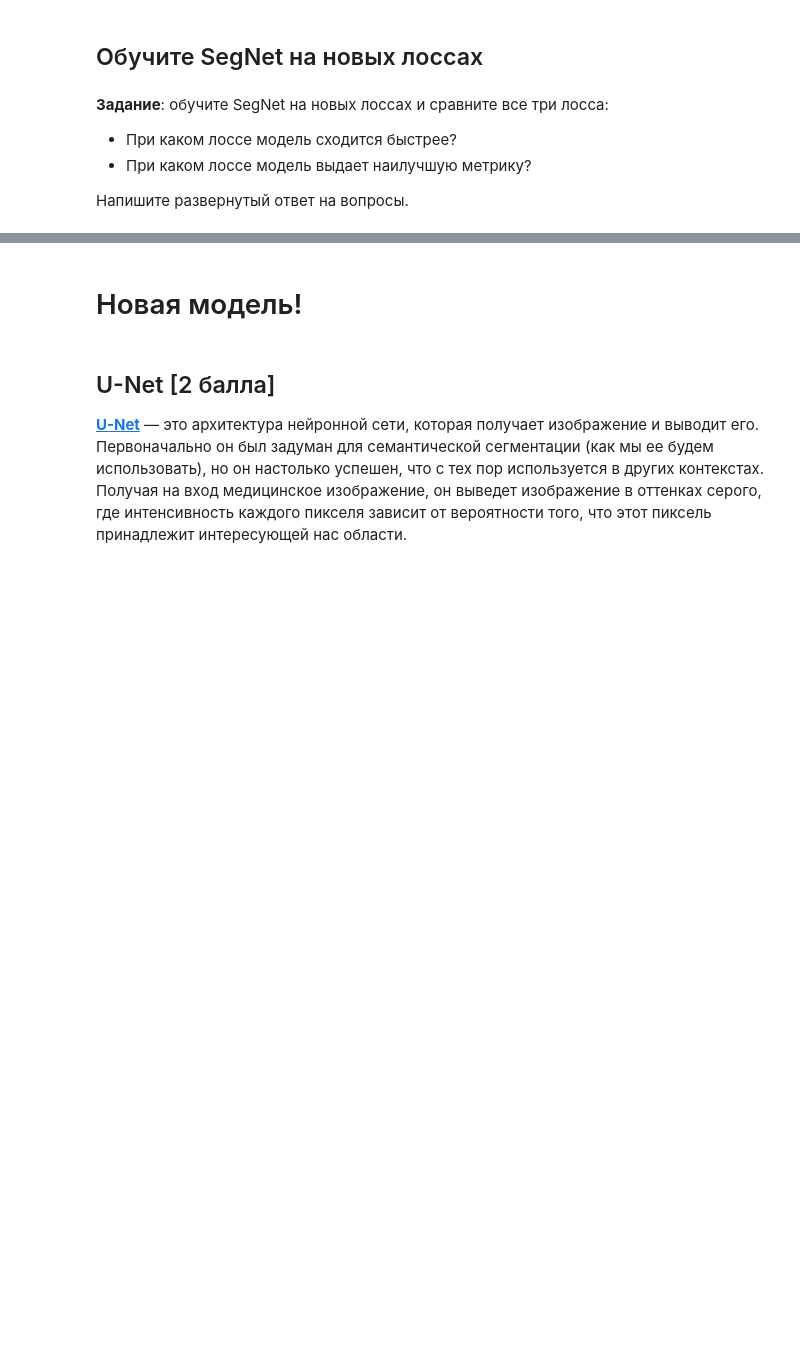
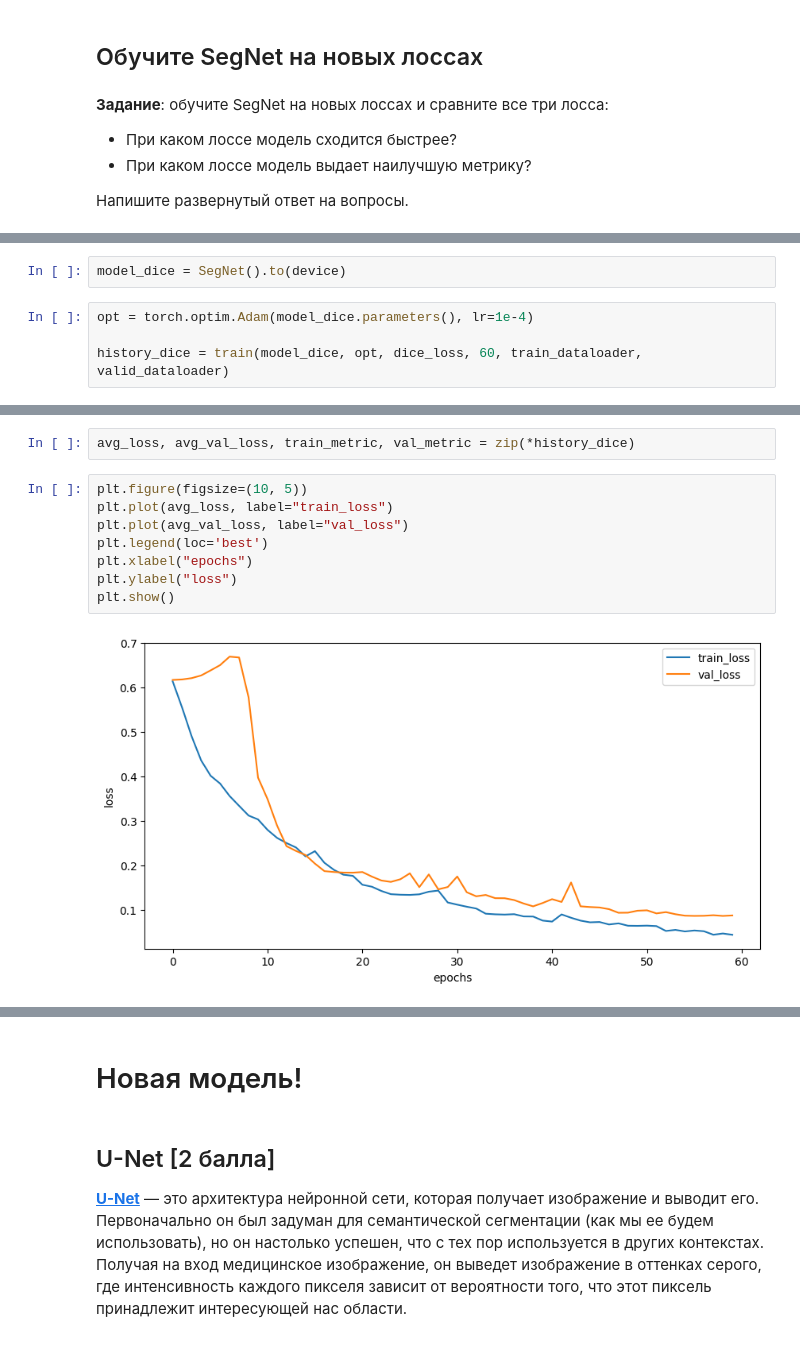
Before and after one commit to whykitsune/DLS-part1-autumn2024, a Jupyter notebook: copy__updated_hw_16_1_semantic_segmentation_not_filled_ipynb_.ipynb, the cells around one changed output, grey strips where cells are left out. Cells and saved outputs as stored; diff of their text form; blank space fills up the shorter version.

```diff
--- a/copy__updated_hw_16_1_semantic_segmentation_not_filled_ipynb_.ipynb
+++ b/copy__updated_hw_16_1_semantic_segmentation_not_filled_ipynb_.ipynb
@@ -834,0 +851,6 @@ AssertionError:
+# %%
+model_dice = SegNet().to(device)
+# %%
+opt = torch.optim.Adam(model_dice.parameters(), lr=1e-4)
+
+history_dice = train(model_dice, opt, dice_loss, 60, train_dataloader, valid_dataloader)
@@ -834,0 +875,12 @@ AssertionError:
+# %%
+avg_loss, avg_val_loss, train_metric, val_metric = zip(*history_dice)
+# %%
+plt.figure(figsize=(10, 5))
+plt.plot(avg_loss, label="train_loss")
+plt.plot(avg_val_loss, label="val_loss")
+plt.legend(loc='best')
+plt.xlabel("epochs")
+plt.ylabel("loss")
+plt.show()
+# %% [output]
+[figure, added]
```
Also changed, not shown: parts of 65 cells of this notebook.
